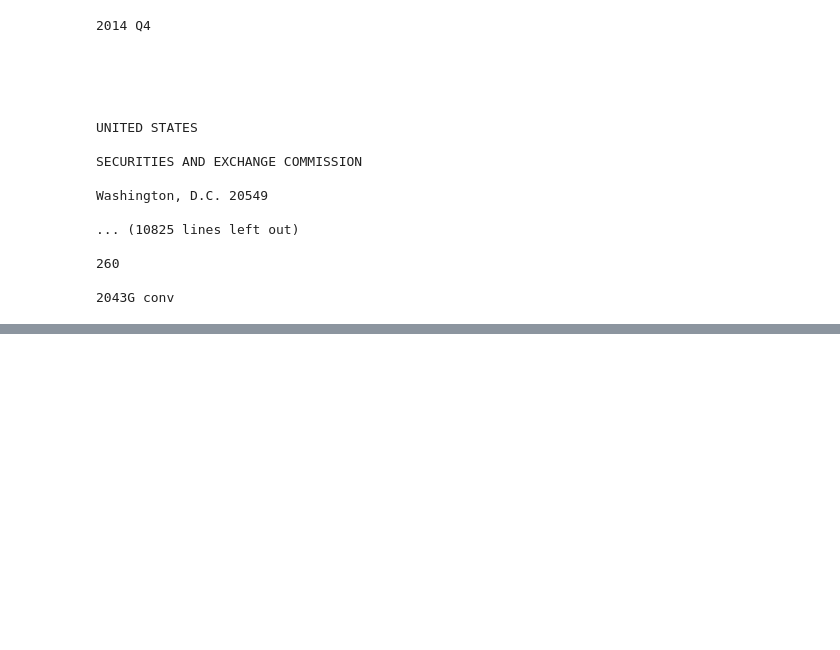
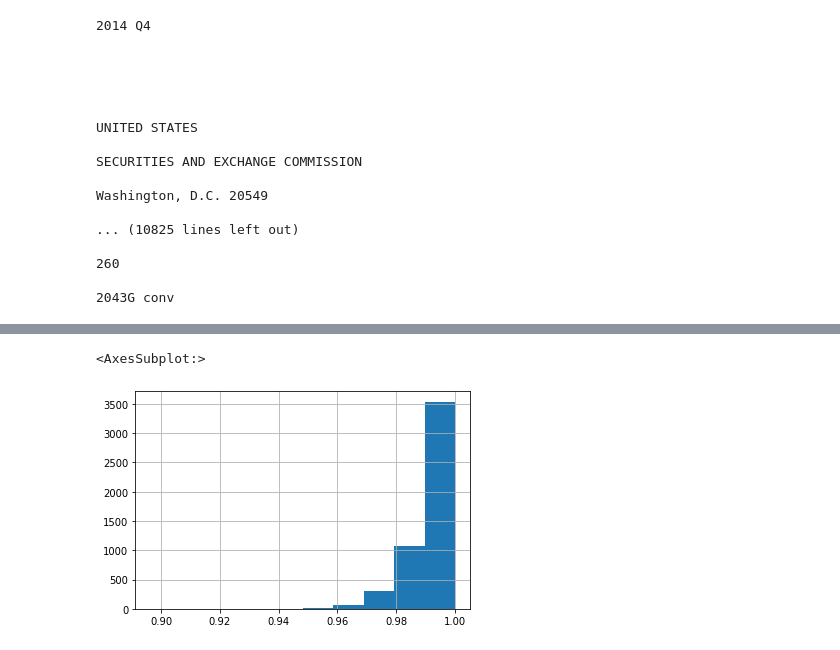
Before and after one commit to tomateit/noisemon, a Jupyter notebook: notebooks/boilerplate_elimination.ipynb, the cells around one changed output, grey strips where cells are left out. Saved outputs shown, nothing was run; the diff lists cells and outputs as text; code cells hidden in the pictures; blank space fills up the shorter version.

```diff
--- a/notebooks/boilerplate_elimination.ipynb
+++ b/notebooks/boilerplate_elimination.ipynb
@@ -52,0 +108,5 @@ Washington, D.C. 20549
+# %%
+dataframe.rt_to_t_ratio.hist()
+# %% [output]
+<AxesSubplot:>
+[figure, added]
```
Also changed, not shown: parts of 12 cells of this notebook, 3 other files.
